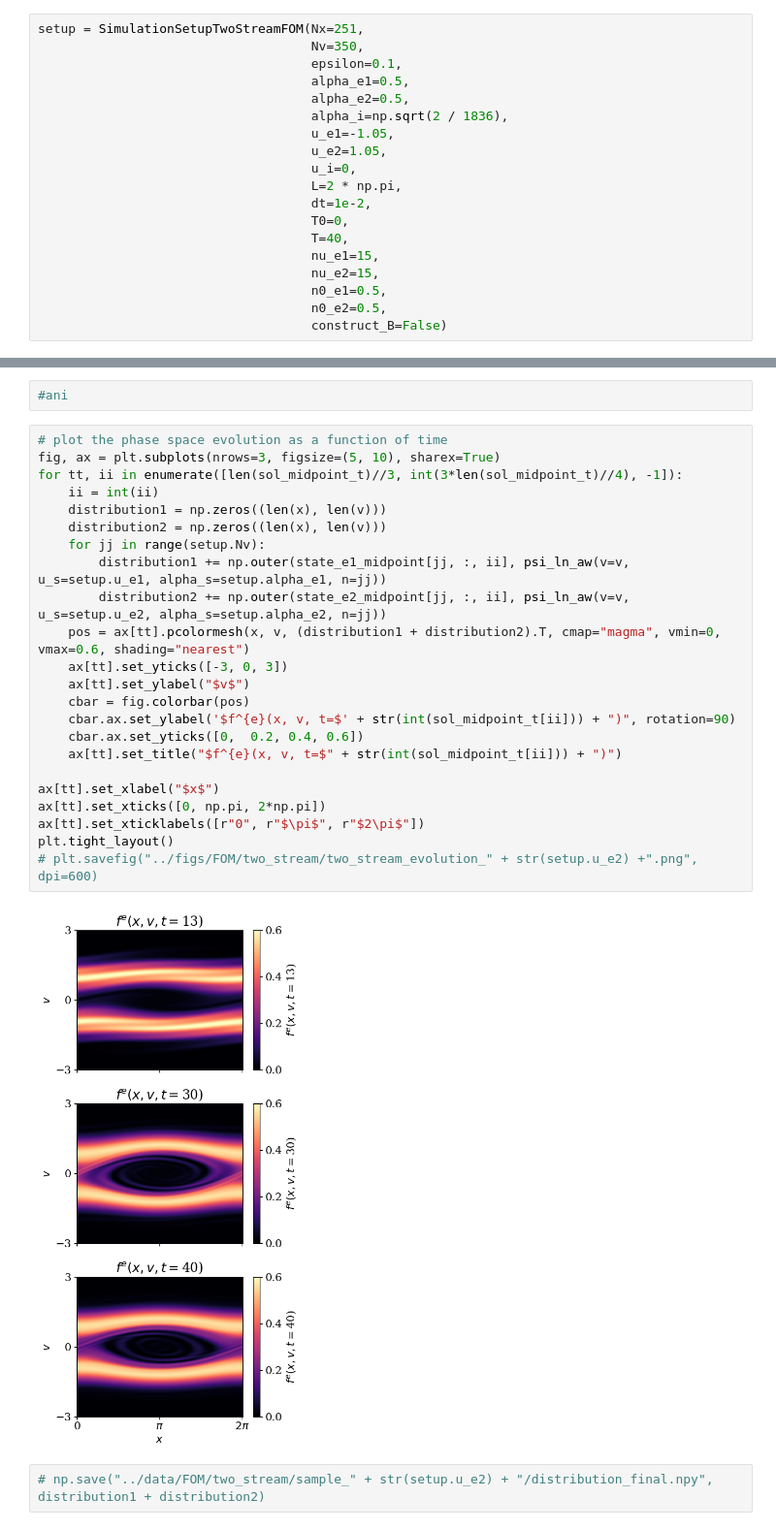
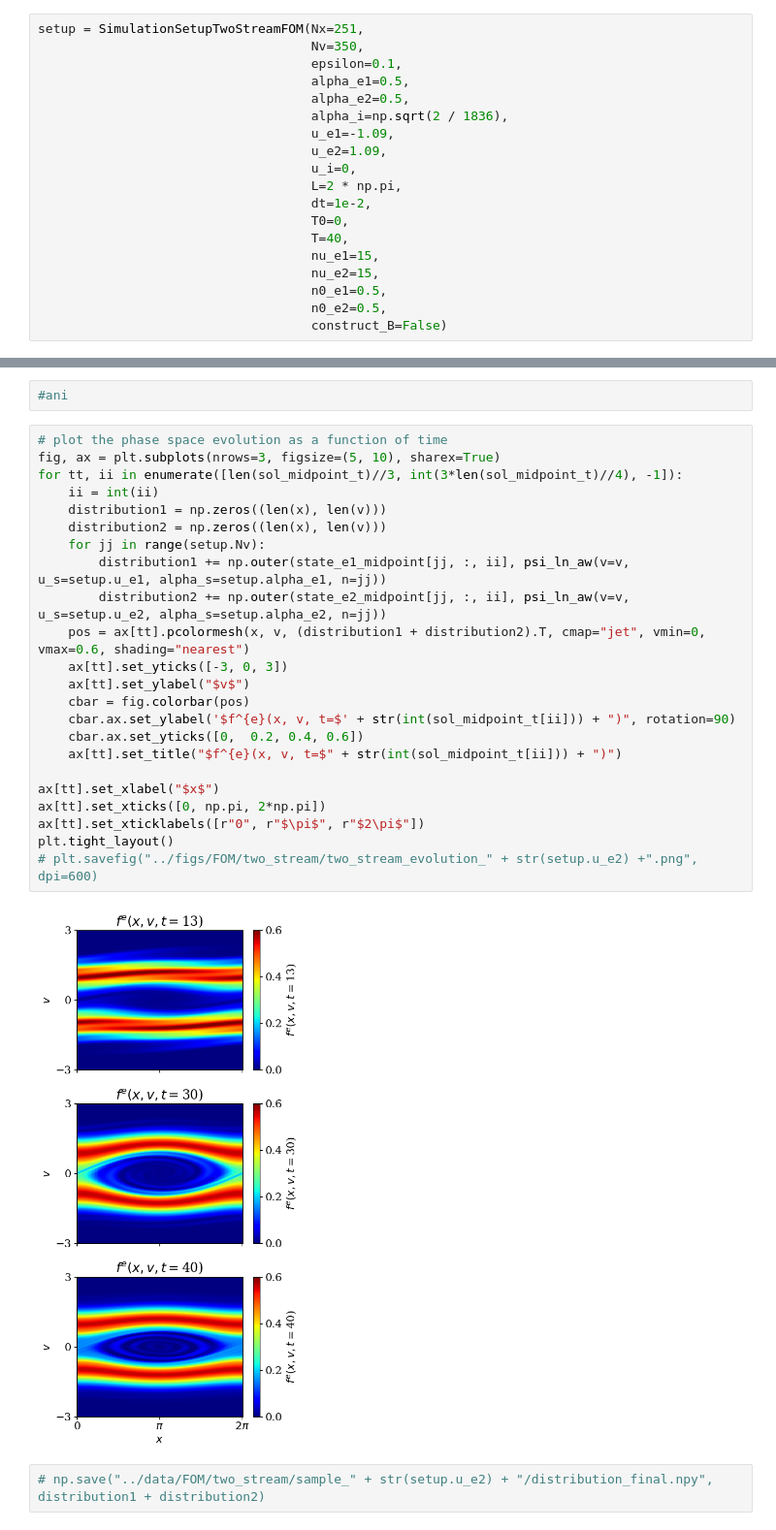
Before and after one commit to opaliss/HermiteFD-ROM, a Jupyter notebook: FOM/two_stream_instability_FOM.ipynb, the cells around one changed output, grey strips where cells are left out. Shown at 97% size. Drawn from its saved outputs; the diff is of its cells as text.

```diff
--- a/FOM/two_stream_instability_FOM.ipynb
+++ b/FOM/two_stream_instability_FOM.ipynb
@@ -36,8 +36,8 @@ setup = SimulationSetupTwoStreamFOM(Nx=251,
                                     alpha_e1=0.5,
                                     alpha_e2=0.5,
                                     alpha_i=np.sqrt(2 / 1836),
-                                    u_e1=-1.05,
-                                    u_e2=1.05,
+                                    u_e1=-1.09,
+                                    u_e2=1.09,
                                     u_i=0,
                                     L=2 * np.pi,
                                     dt=1e-2,
@@ -216,28 +224,28 @@ plt.tight_layout()
 # %%
 # plot the phase space evolution as a function of time
 fig, ax = plt.subplots(nrows=3, figsize=(5, 10), sharex=True)
 for tt, ii in enumerate([len(sol_midpoint_t)//3, int(3*len(sol_midpoint_t)//4), -1]):
     ii = int(ii)
     distribution1 = np.zeros((len(x), len(v)))
     distribution2 = np.zeros((len(x), len(v)))
     for jj in range(setup.Nv):
         distribution1 += np.outer(state_e1_midpoint[jj, :, ii], psi_ln_aw(v=v, u_s=setup.u_e1, alpha_s=setup.alpha_e1, n=jj))
         distribution2 += np.outer(state_e2_midpoint[jj, :, ii], psi_ln_aw(v=v, u_s=setup.u_e2, alpha_s=setup.alpha_e2, n=jj))
-    pos = ax[tt].pcolormesh(x, v, (distribution1 + distribution2).T, cmap="magma", vmin=0, vmax=0.6, shading="nearest")
+    pos = ax[tt].pcolormesh(x, v, (distribution1 + distribution2).T, cmap="jet", vmin=0, vmax=0.6, shading="nearest")
     ax[tt].set_yticks([-3, 0, 3])
     ax[tt].set_ylabel("$v$")
     cbar = fig.colorbar(pos)
     cbar.ax.set_ylabel('$f^{e}(x, v, t=$' + str(int(sol_midpoint_t[ii])) + ")", rotation=90)
     cbar.ax.set_yticks([0,  0.2, 0.4, 0.6])
     ax[tt].set_title("$f^{e}(x, v, t=$" + str(int(sol_midpoint_t[ii])) + ")")
 
 ax[tt].set_xlabel("$x$")
 ax[tt].set_xticks([0, np.pi, 2*np.pi])
 ax[tt].set_xticklabels([r"0", r"$\pi$", r"$2\pi$"])
 plt.tight_layout()
 # plt.savefig("../figs/FOM/two_stream/two_stream_evolution_" + str(setup.u_e2) +".png", dpi=600)
 # %% [output]
-[figure, old version]
+[figure, new version]
 # %%
 # np.save("../data/FOM/two_stream/sample_" + str(setup.u_e2) + "/distribution_final.npy", distribution1 + distribution2)
 # %%
```
Also changed, not shown: parts of 13 cells of this notebook, 4 other files.
